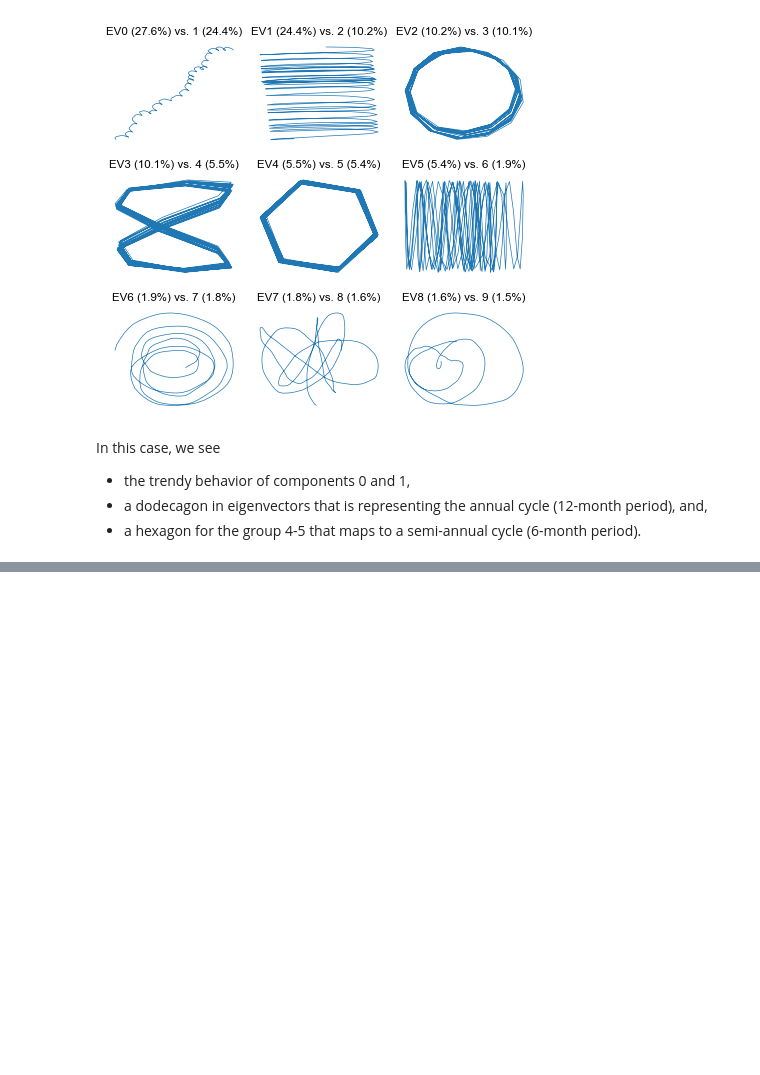
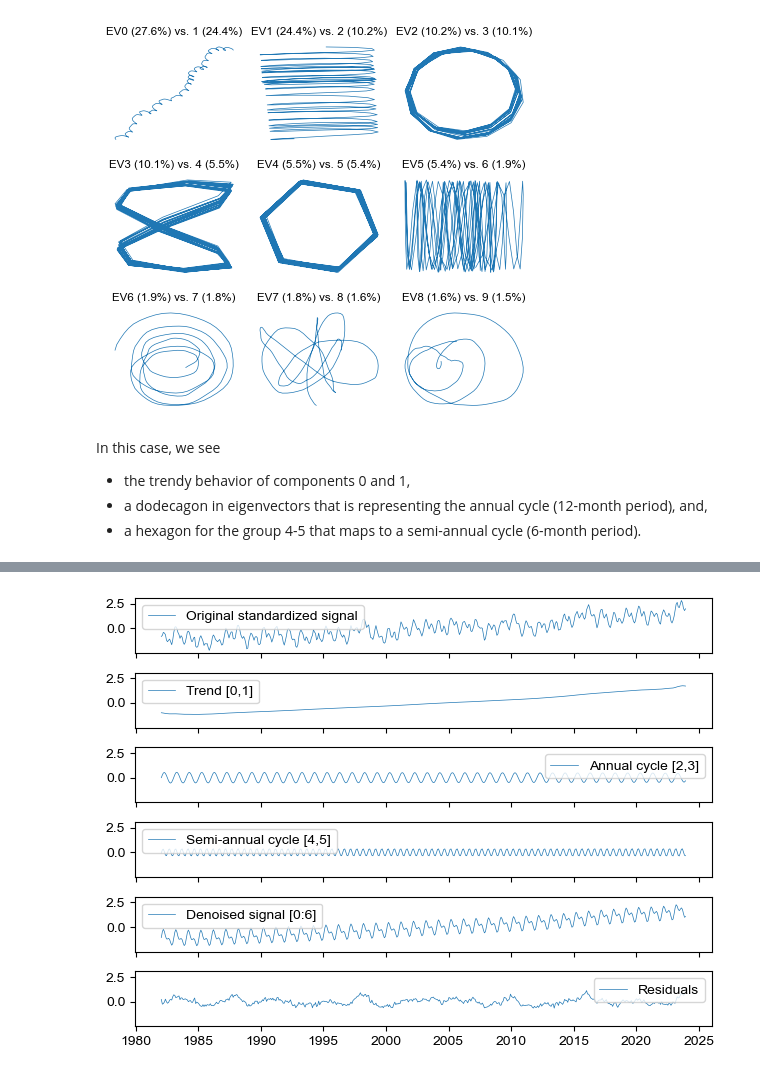
Before and after one commit to ADSCIAN/ssalib, a Jupyter notebook: notebooks/01_basic_ssa_introduction.ipynb, the cells around one changed output, grey strips where cells are left out. Drawn from its saved outputs; the diff is of its cells as text; code cells hidden in the pictures; blank space fills up the shorter version.

```diff
--- a/notebooks/01_basic_ssa_introduction.ipynb
+++ b/notebooks/01_basic_ssa_introduction.ipynb
@@ -267,0 +286,13 @@ In this case, we see
+# %%
+fig, axes = plt.subplots(6,1, sharex=True, sharey=True)
+axes[0].plot(ssa._ix, ssa._timeseries_pp, label='Original standardized signal', lw=.5)
+axes[1].plot(ssa[:2], label='Trend [0,1]', lw=.5)
+axes[2].plot(ssa[2:4], label='Annual cycle [2,3]', lw=.5)
+axes[3].plot(ssa[4:6], label='Semi-annual cycle [4,5]', lw=.5)
+axes[4].plot(ssa[:6], label='Denoised signal [0:6]', lw=.5)
+axes[5].plot(ssa._timeseries_pp - ssa[:6], label= 'Residuals', lw=.5)
+for ax in axes:
+    ax.legend()
+fig.tight_layout()
+# %% [output]
+[figure, added]
```
Also changed, not shown: parts of 16 cells of this notebook.
